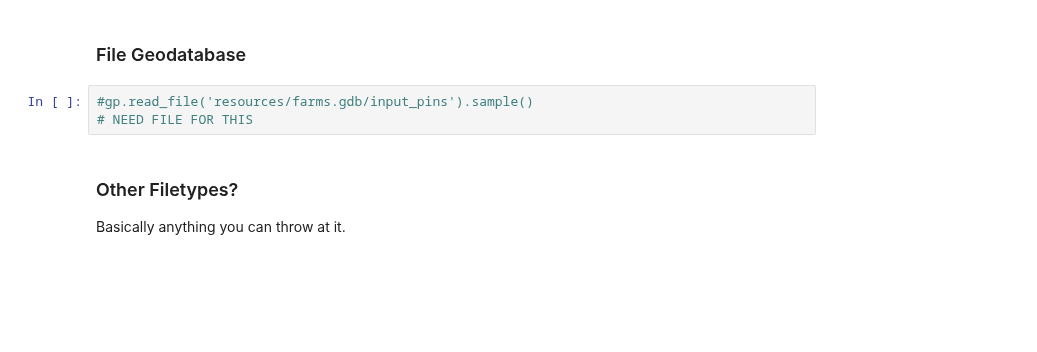
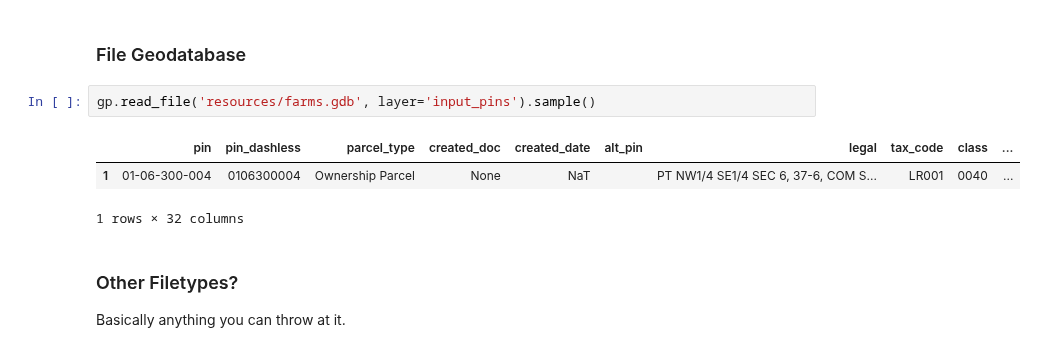
Before and after one commit to kcgis/farm-cards, a Jupyter notebook: farm-cards.ipynb, the cells around one changed output. Drawn from its saved outputs; the diff is of its cells as text; blank space fills up the shorter version.

```diff
--- a/farm-cards.ipynb
+++ b/farm-cards.ipynb
@@ -149,8 +177,11 @@ gp.read_file('resources/input_pins.zip').sample()
 # %% [markdown]
 ### File Geodatabase
 # %%
-#gp.read_file('resources/farms.gdb/input_pins').sample()
-# NEED FILE FOR THIS
+gp.read_file('resources/farms.gdb', layer='input_pins').sample()
+# %% [output]
+|  | pin | pin_dashless | parcel_type | created_doc | created_date | alt_pin | legal | tax_code | class | ... |
+| 1 | 01-06-300-004 | 0106300004 | Ownership Parcel | None | NaT |  | PT NW1/4 SE1/4 SEC 6, 37-6, COM S... | LR001 | 0040 | ... |
+1 rows × 32 columns
 # %% [markdown]
 ### Other Filetypes?
 
```
Also changed, not shown: parts of 17 cells of this notebook.
